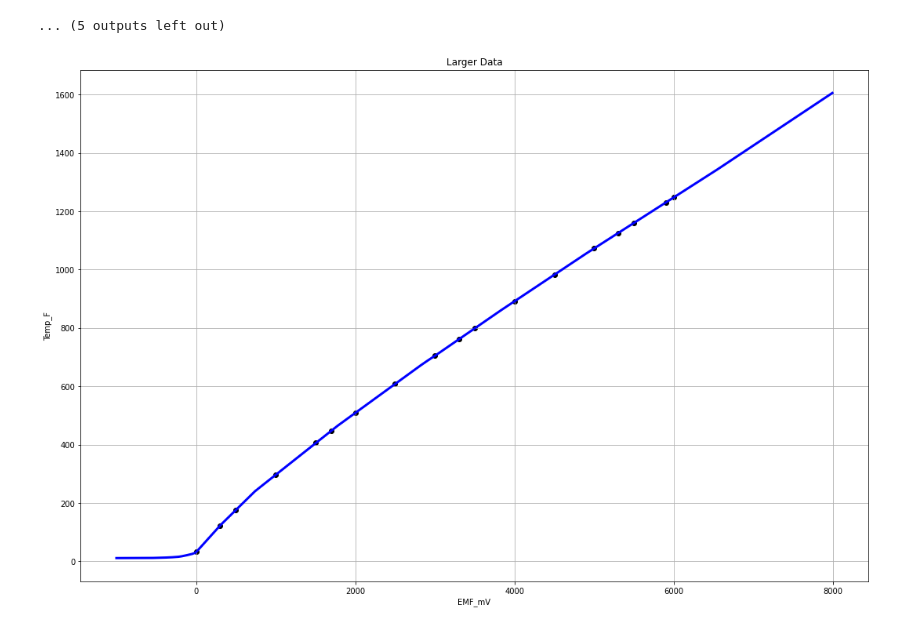
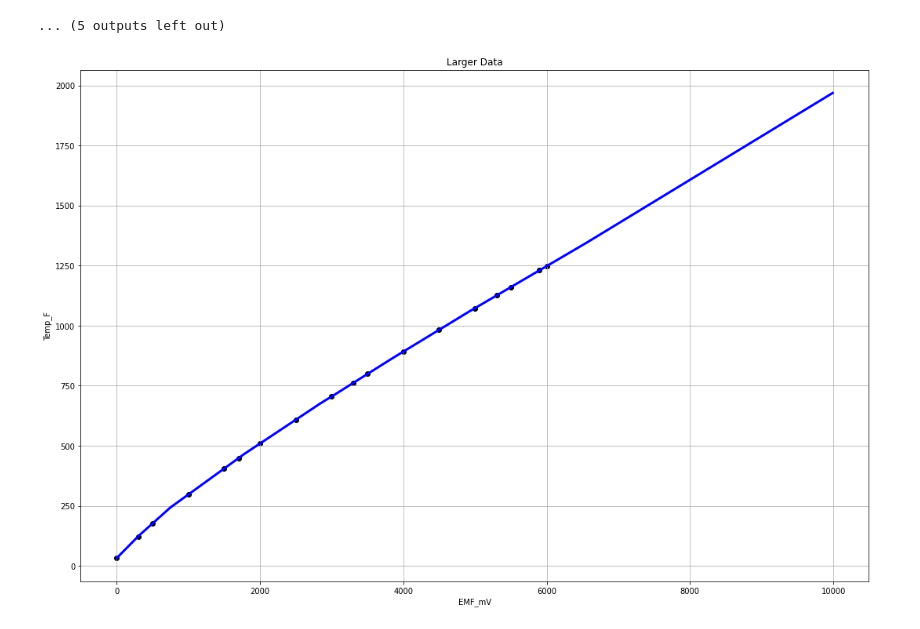
Before and after one commit to nedlecky/CSC485B, a Jupyter notebook: CSC485_112_ThermocoupleMLP.ipynb, the cells around one changed output. Saved outputs shown, nothing was run; the diff lists cells and outputs as text; code cells hidden in the pictures.

```diff
--- a/CSC485_112_ThermocoupleMLP.ipynb
+++ b/CSC485_112_ThermocoupleMLP.ipynb
@@ -453,22 +448,22 @@ max    92.318568
 ... (5 outputs left out)
 # %%
 # Put lots of data against the MLP- this generalizes much better than the Decision Tree
-X2 = np.arange(-1000, 8000, 10, dtype=float).reshape(-1,1)
-X2_std=std_scaler.transform(X2)
+X2 = np.arange(-0, 10000, 10, dtype=float).reshape(-1,1)
 
-Y_pred = regr.predict(X2_std).reshape(-1,1)
+# Don't forgte to scale just the same way we did for training!!
+Y_pred = regr.predict(std_scaler.transform(X2)).reshape(-1,1)
 
 # Plot outputs
 plt.figure(figsize=(18,12))
 plt.scatter(X, Y, color="black")
 plt.plot(X2, Y_pred, color="blue", linewidth=3)
 plt.title('Larger Data')
 plt.xlabel('EMF_mV')
 plt.ylabel('Temp_F')
 plt.grid()
 plt.show()
 
 
 plt.show()
 # %% [output]
-[figure, old version]
+[figure, new version]
```
Also changed, not shown: parts of 5 cells of this notebook.
